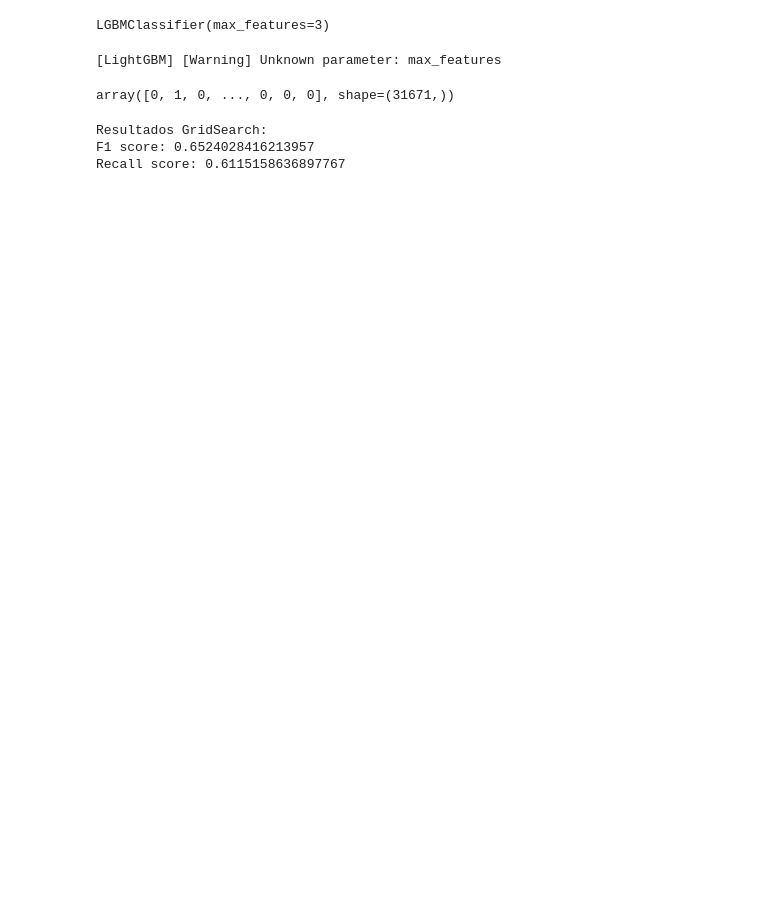
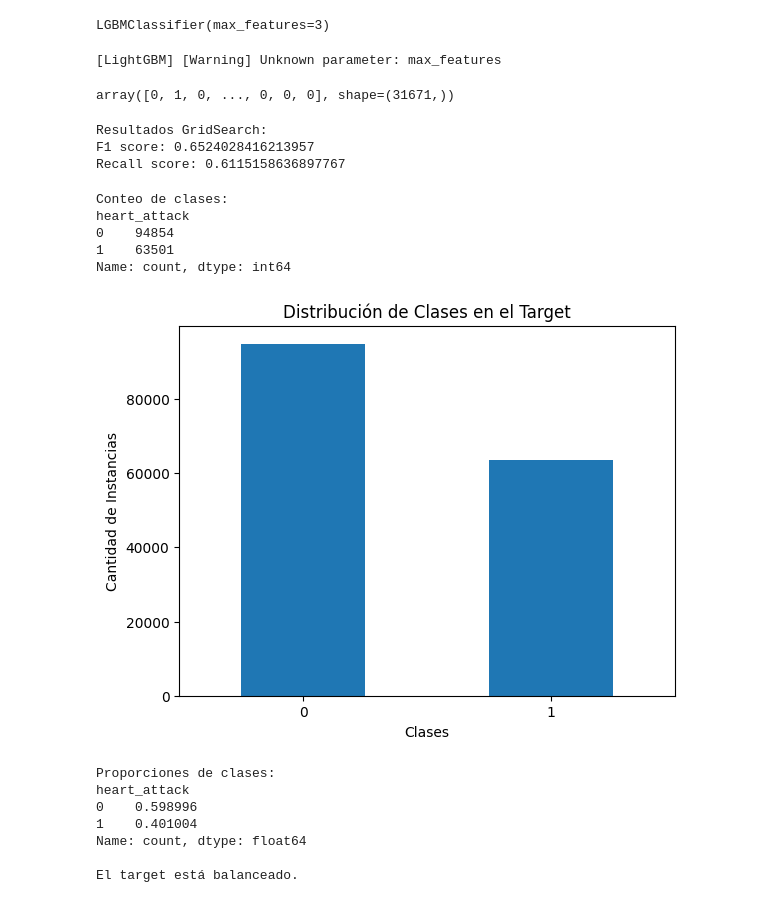
Before and after one commit to JozueDev/PROYECTO-FINAL, a Jupyter notebook: explore.ipynb, the cells around one changed output. Drawn from its saved outputs; the diff is of its cells as text; code cells hidden in the pictures; blank space fills up the shorter version.

```diff
--- a/explore.ipynb
+++ b/explore.ipynb
@@ -929,3 +968,44 @@ print(f'Recall score: {recall_lgb}')
 Resultados GridSearch:
 F1 score: 0.6524028416213957
 Recall score: 0.6115158636897767
+# %%
+
+# Contar las clases
+class_counts = y.value_counts()
+print("Conteo de clases:")
+print(class_counts)
+
+# Visualizar la distribución
+class_counts.plot(kind='bar')
+plt.title('Distribución de Clases en el Target')
+plt.xlabel('Clases')
+plt.ylabel('Cantidad de Instancias')
+plt.xticks(rotation=0)  # Rotar etiquetas del eje x si es necesario
+plt.show()
+
+# Calcular la proporción
+class_proportions = class_counts / class_counts.sum()
+print("\nProporciones de clases:")
+print(class_proportions)
+
+# Evaluar el desbalance
+threshold = 0.8  # Umbral para considerar desbalanceo
+is_imbalanced = any(class_proportions > threshold)
+if is_imbalanced:
+    print("\nEl target está desbalanceado.")
+else:
+    print("\nEl target está balanceado.")
+# %% [output]
+Conteo de clases:
+heart_attack
+0    94854
+1    63501
+Name: count, dtype: int64
+[figure, added]
+Proporciones de clases:
+heart_attack
+0    0.598996
+1    0.401004
+Name: count, dtype: float64
+
+El target está balanceado.
```
Also changed, not shown: parts of 15 cells of this notebook, 1 other file.
